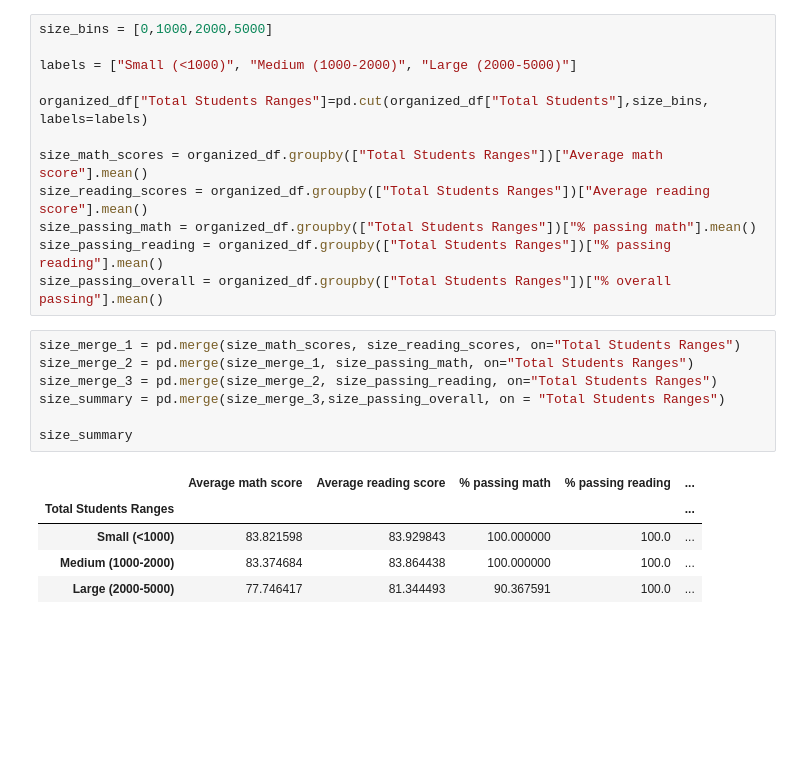
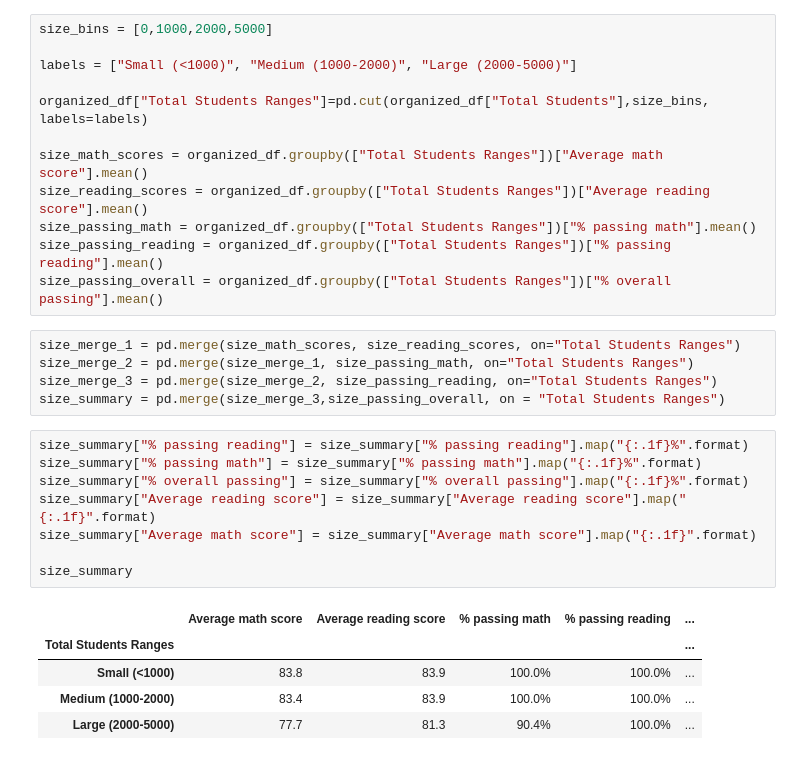
Before and after one commit to BlufferMK/pandas_challenge, a Jupyter notebook: PyCitySchools/PyCitySchools.ipynb, the cells around one changed output. Cells and saved outputs as stored; diff of their text form; blank space fills up the shorter version.

```diff
--- a/PyCitySchools/PyCitySchools.ipynb
+++ b/PyCitySchools/PyCitySchools.ipynb
@@ -436,14 +420,20 @@ size_merge_1 = pd.merge(size_math_scores, size_reading_scores, on="Total Student
 size_merge_2 = pd.merge(size_merge_1, size_passing_math, on="Total Students Ranges")
 size_merge_3 = pd.merge(size_merge_2, size_passing_reading, on="Total Students Ranges")
 size_summary = pd.merge(size_merge_3,size_passing_overall, on = "Total Students Ranges")
-
-size_summary
-# %% [output]
-|  | Average math score | Average reading score | % passing math | % passing reading | ... |
-| Total Students Ranges |  |  |  |  | ... |
-| Small (<1000) | 83.821598 | 83.929843 | 100.000000 | 100.0 | ... |
-| Medium (1000-2000) | 83.374684 | 83.864438 | 100.000000 | 100.0 | ... |
-| Large (2000-5000) | 77.746417 | 81.344493 | 90.367591 | 100.0 | ... |
+# %%
+size_summary["% passing reading"] = size_summary["% passing reading"].map("{:.1f}%".format)
+size_summary["% passing math"] = size_summary["% passing math"].map("{:.1f}%".format)
+size_summary["% overall passing"] = size_summary["% overall passing"].map("{:.1f}%".format)
+size_summary["Average reading score"] = size_summary["Average reading score"].map("{:.1f}".format)
+size_summary["Average math score"] = size_summary["Average math score"].map("{:.1f}".format)
+
+size_summary
+# %% [output]
+|  | Average math score | Average reading score | % passing math | % passing reading | ... |
+| Total Students Ranges |  |  |  |  | ... |
+| Small (<1000) | 83.8 | 83.9 | 100.0% | 100.0% | ... |
+| Medium (1000-2000) | 83.4 | 83.9 | 100.0% | 100.0% | ... |
+| Large (2000-5000) | 77.7 | 81.3 | 90.4% | 100.0% | ... |
 # %%
 type_math_scores = organized_df.groupby(["School Type"])["Average math score"].mean()
 type_reading_scores = organized_df.groupby(["School Type"])["Average reading score"].mean()
```
Also changed, not shown: parts of 10 cells of this notebook.
